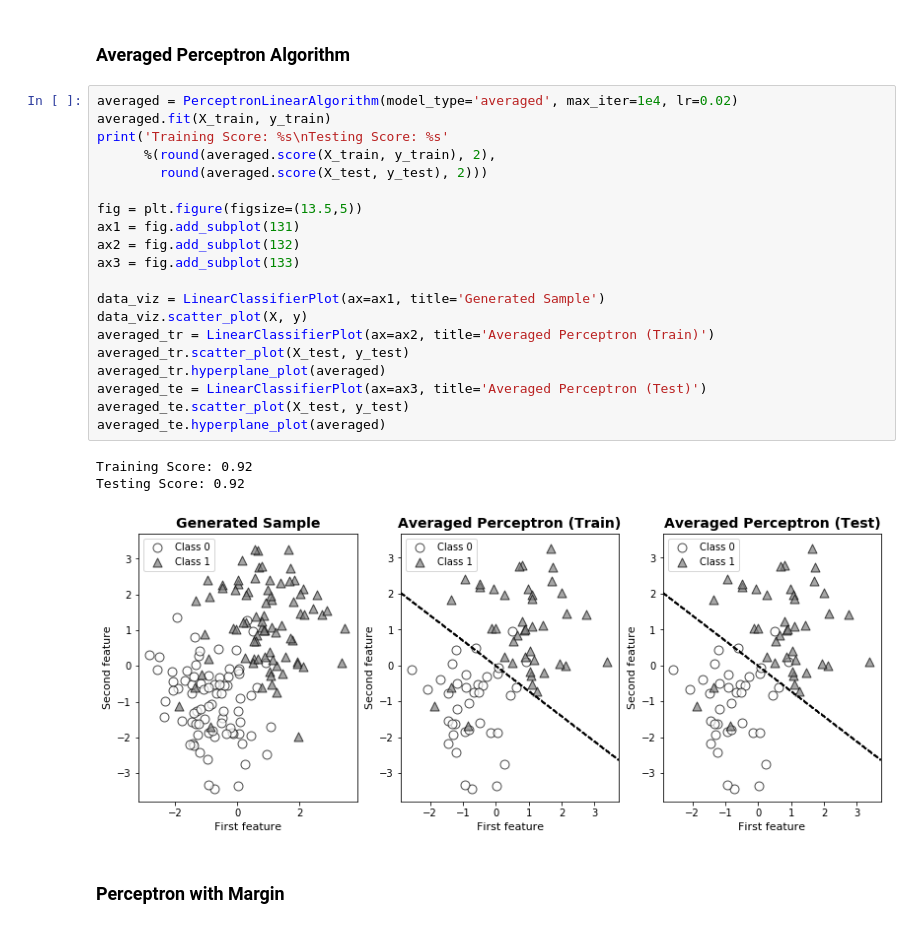
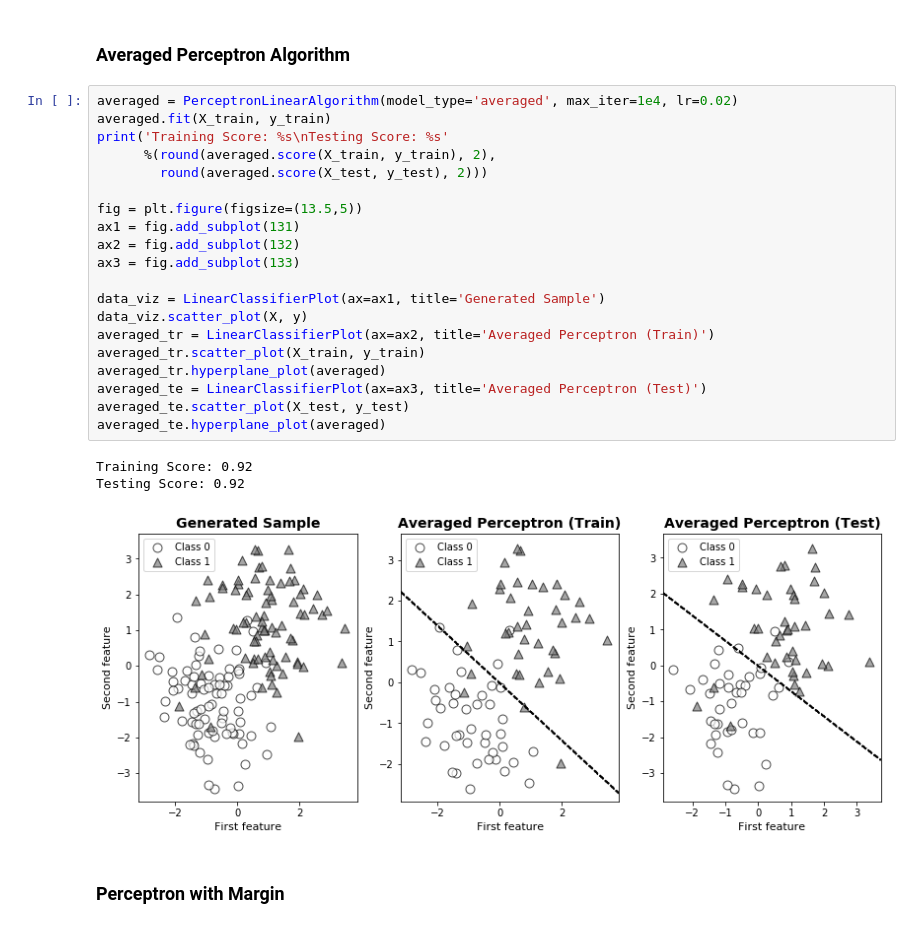
Before and after one commit to zoeyang1030/Statistical-Learning-Methods-python-replication, a Jupyter notebook: Chapter/Chapter-2 Perceptron.ipynb, the cells around one changed output. Saved outputs shown, nothing was run; the diff lists cells and outputs as text.

```diff
--- a/Chapter/Chapter-2 Perceptron.ipynb
+++ b/Chapter/Chapter-2 Perceptron.ipynb
@@ -125,27 +125,27 @@ Testing Score: 0.91
 # %%
 averaged = PerceptronLinearAlgorithm(model_type='averaged', max_iter=1e4, lr=0.02)
 averaged.fit(X_train, y_train)
 print('Training Score: %s\nTesting Score: %s'
       %(round(averaged.score(X_train, y_train), 2),
         round(averaged.score(X_test, y_test), 2)))
 
 fig = plt.figure(figsize=(13.5,5))
 ax1 = fig.add_subplot(131)
 ax2 = fig.add_subplot(132)
 ax3 = fig.add_subplot(133)
 
 data_viz = LinearClassifierPlot(ax=ax1, title='Generated Sample')
 data_viz.scatter_plot(X, y)
 averaged_tr = LinearClassifierPlot(ax=ax2, title='Averaged Perceptron (Train)')
-averaged_tr.scatter_plot(X_test, y_test)
+averaged_tr.scatter_plot(X_train, y_train)
 averaged_tr.hyperplane_plot(averaged)
 averaged_te = LinearClassifierPlot(ax=ax3, title='Averaged Perceptron (Test)')
 averaged_te.scatter_plot(X_test, y_test)
 averaged_te.hyperplane_plot(averaged)
 # %% [output]
 Training Score: 0.92
 Testing Score: 0.92
-[figure, old version]
+[figure, new version]
 # %% [markdown]
 ### Perceptron with Margin
 # %%
```
Also changed, not shown: parts of 5 cells of this notebook.
